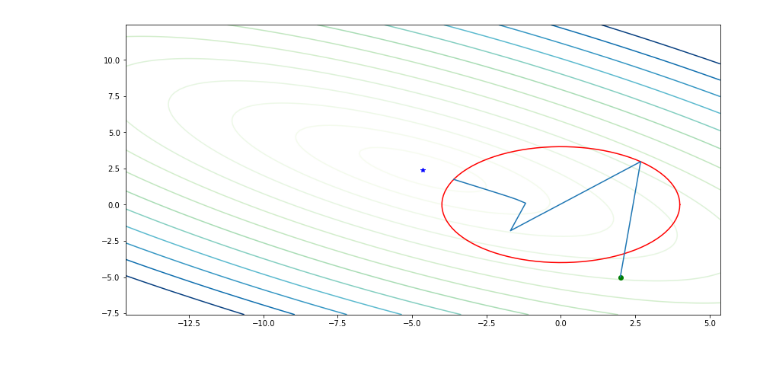
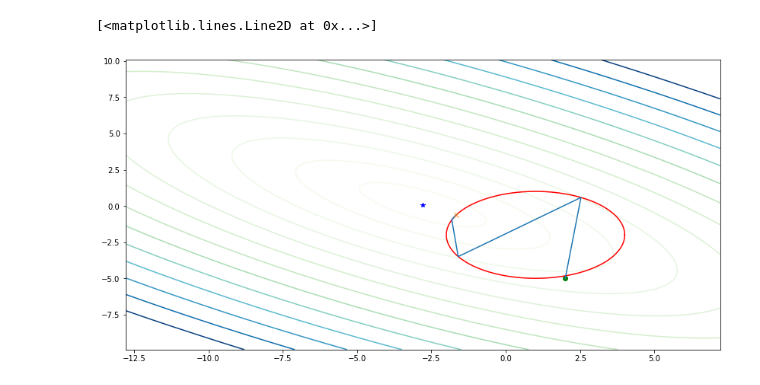
Before and after one commit to ananasness/optimize_it, a Jupyter notebook: demo.ipynb, the cells around one changed output. Drawn from its saved outputs; the diff is of its cells as text; code cells hidden in the pictures.

```diff
--- a/demo.ipynb
+++ b/demo.ipynb
@@ -9,7 +12,7 @@ np.random.seed(104)
 n = 5
 m = 2
 A = np.random.rand(n, m)
-b = 4 * np.random.rand(m)
+b = [3,3]
 Q = A.T.dot(A)
 f = lambda x: (0.5 * Q.dot(x) + b).dot(x)
 grad = lambda x: Q.dot(x) + b
@@ -64,11 +55,13 @@ ax2.plot(np.linalg.norm(x_star - xs, axis=1))
 # %%
 a = np.linspace(0, 2*np.pi, 100)
-r = 4
-center = [0,0]
+r = 3
+center = [1,-2]
 x1 = r * np.cos(a) + center[0]
 x2 = r * np.sin(a) + center[1]
 x_0 = [2, -5]
 xs, ys = proj_ball_desc(x_0, f, grad, center, r)
 p = plot_it(f, x_star, x_0=x_0, bound_line=[x1, x2], search_line=xs);
+plt.plot(*xs[-1], 'x')
 # %% [output]
+[<matplotlib.lines.Line2D at 0x...>]
-[figure, old version]
+[figure, new version]
```
Also changed, not shown: parts of 12 cells of this notebook, 1 other file.
